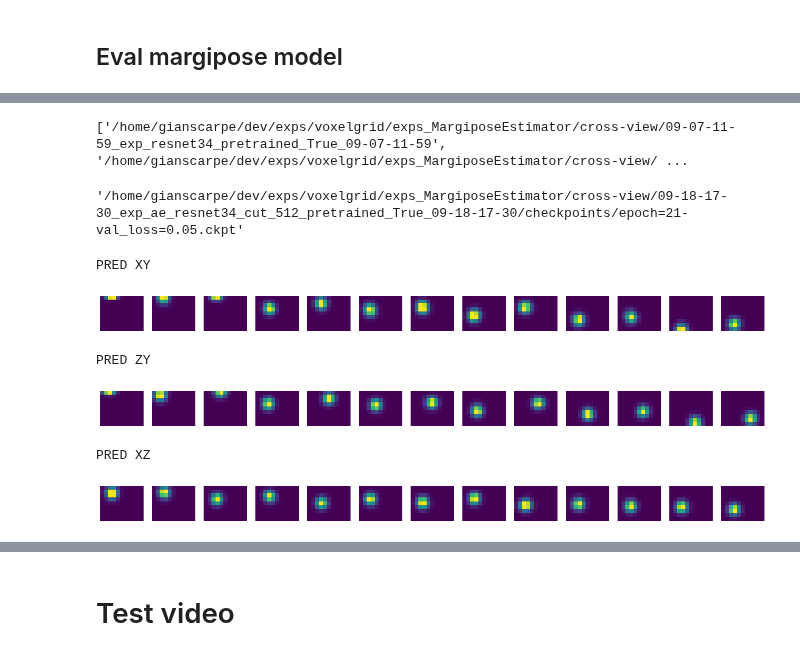
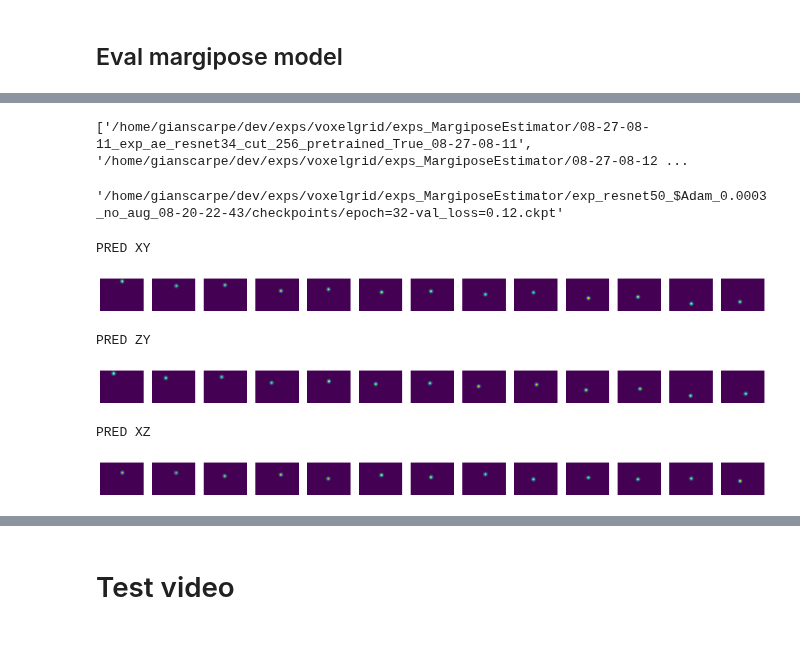
Before and after one commit to gianscarpe/event-based-monocular-hpe, a Jupyter notebook: notebooks/margipose.ipynb, the cells around one changed output, grey strips where cells are left out. Saved outputs shown, nothing was run; the diff lists cells and outputs as text; code cells hidden in the pictures.

```diff
--- a/notebooks/margipose.ipynb
+++ b/notebooks/margipose.ipynb
@@ -27,7 +24,7 @@ import os
 # %%
 homedir = '/data/gscarpellini/dhp19'
 dataset = 'voxel_grid_dataset'
-exp_dataset = 'voxelgrid'
+exp_dataset = 'timecount_dhp19'
 
 
 data_dir = os.path.join(homedir, dataset, 'movements_per_frame')
@@ -38,7 +35,7 @@ cams = [0,1,2,3]
 
 batch_size = 32
 
-hparams = DictConfig({'dataset':{'partition':'cross-view', 'data_dir': data_dir, 'core_class': 'DHP19Core', 'save_split':False, 'hm_dir': labels_dir,'joints_dir' :
+hparams = DictConfig({'dataset':{'partition':'cross-subject', 'data_dir': data_dir, 'core_class': 'DHP19Core', 'save_split':False, 'hm_dir': labels_dir,'joints_dir' :
                       labels_dir, 'test_subjects':test_subjects, 'split_at':0.8, 'cams': cams,
                                 'movements': [0]},
                        'augmentation_test': {'info':{'in_shape':[260, 346]}, 'apply':{'aug_1': {'cls': 'albumentations.pytorch.ToTensor'}}},
@@ -50,9 +47,6 @@ train, val, test = factory.get_datasets()
 loader = get_dataloader(test, batch_size, shuffle=False, num_workers=2)
 # %% [output]
 .npy|.mat
-# %%
-train, val, test = factory.get_datasets()
-loader = get_dataloader(test, batch_size, shuffle=False, num_workers=2)
 # %%
 batch = next(iter(loader))
 x, y = batch
@@ -98,12 +136,12 @@ ls /home/gianscarpe/dev/exps/voxelgrid/exps_MargiposeEstimator/cross-view
 summary.csv
 with_errors/
 # %%
-exp_dir = f'/home/gianscarpe/dev/exps/voxelgrid/exps_MargiposeEstimator/cross-view'
+exp_dir = f'/home/gianscarpe/dev/exps/voxelgrid/exps_MargiposeEstimator'
 
 exps = sorted(glob.glob(os.path.join(exp_dir,'*exp*')))
 print(list(exps))
 # %% [output]
-['/home/gianscarpe/dev/exps/voxelgrid/exps_MargiposeEstimator/cross-view/09-07-11-59_exp_resnet34_pretrained_True_09-07-11-59', '/home/gianscarpe/dev/exps/voxelgrid/exps_MargiposeEstimator/cross-view/ ...
+['/home/gianscarpe/dev/exps/voxelgrid/exps_MargiposeEstimator/08-27-08-11_exp_ae_resnet34_cut_256_pretrained_True_08-27-08-11', '/home/gianscarpe/dev/exps/voxelgrid/exps_MargiposeEstimator/08-27-08-12 ...
 # %%
 import experimenting.agents as agents
 import os
@@ -111,7 +149,7 @@ import experimenting.models.metrics as metrics
 import experimenting.models.losses as losses
 from experimenting.utils import get_joints_from_heatmap, average_loss, decompose_projection_matrix, get_checkpoint_path
 import experimenting.utils.cv_helpers as utils
-exp_name = "09-18-17-30_exp_ae_resnet34_cut_512_pretrained_True_09-18-17-30/"
+exp_name = "exp_resnet50_$Adam_0.0003_no_aug_08-20-22-43"
 checkpoint_dir = os.path.join(exp_dir, exp_name, 'checkpoints')
 checkpoint_path = get_checkpoint_path(checkpoint_dir)
 
@@ -120,36 +158,36 @@ model = model.cpu()
 # %%
 checkpoint_path
 # %% [output]
-'/home/gianscarpe/dev/exps/voxelgrid/exps_MargiposeEstimator/cross-view/09-18-17-30_exp_ae_resnet34_cut_512_pretrained_True_09-18-17-30/checkpoints/epoch=21-val_loss=0.05.ckpt'
+'/home/gianscarpe/dev/exps/voxelgrid/exps_MargiposeEstimator/exp_resnet50_$Adam_0.0003_no_aug_08-20-22-43/checkpoints/epoch=32-val_loss=0.12.ckpt'
 # %%
-idx = 0
+idx = 2
 
 y_sample = np.load(test.dataset.joints[test.x_indexes[0]])
 x_sample, _ = test[idx]
 
 with torch.no_grad():
     preds = model(x_sample.unsqueeze(0))
 
 #plt.imshow(x_sample.squeeze())
 
 # XY
 print("PRED XY")
 visualization.plot_heatmap(preds[0][-1][0])
 
 # ZY
 print("PRED ZY")
 visualization.plot_heatmap(preds[1][-1][0])
 
 # XZ
 print("PRED XZ")
 visualization.plot_heatmap(preds[2][-1][0])
 # %% [output]
 PRED XY
-[figure, old version]
+[figure, new version]
 PRED ZY
-[figure, old version]
+[figure, new version]
 PRED XZ
-[figure, old version]
+[figure, new version]
 # %%
 reload(visualization)
 # %% [output]
```
Also changed, not shown: parts of 39 cells of this notebook, 3 other files.
